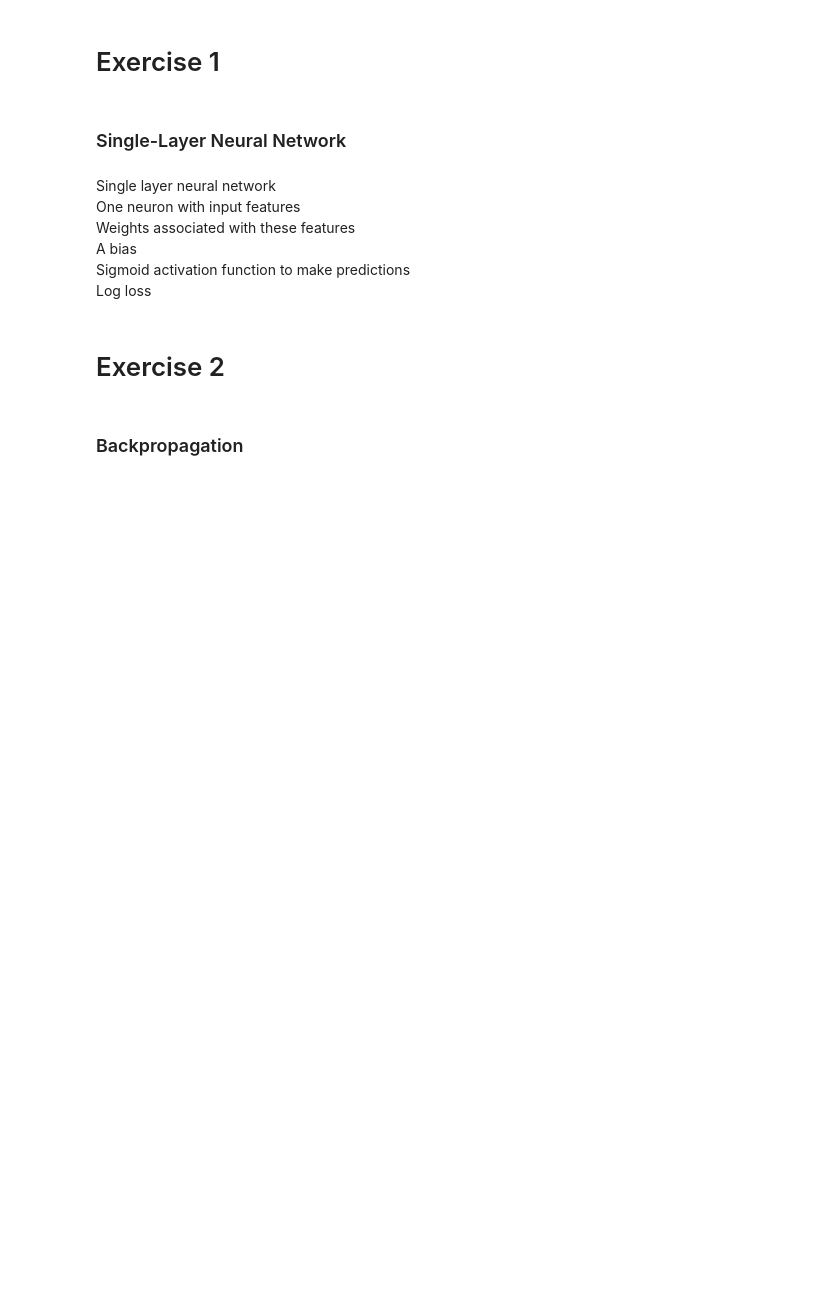
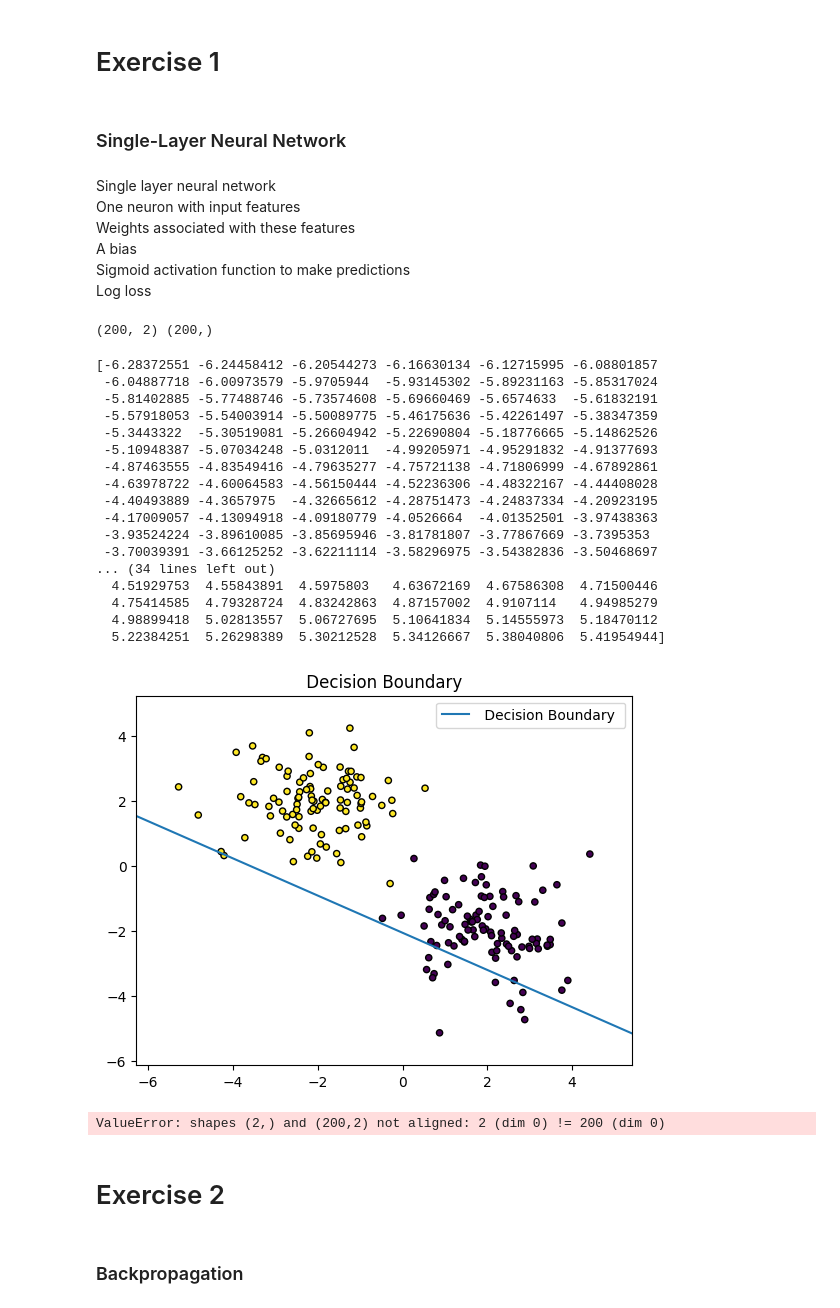
Before and after one commit to Cyrkryta/UCPH-ITDS-Assignments, a Jupyter notebook: Assignment-5/assignment5.ipynb, the cells around one changed output. Drawn from its saved outputs; the diff is of its cells as text; code cells hidden in the pictures; blank space fills up the shorter version.

```diff
--- a/Assignment-5/assignment5.ipynb
+++ b/Assignment-5/assignment5.ipynb
@@ -20,4 +41,7 @@ Log loss
 # %%
-def sigmoid(input):
-    output = 1 / (1 + np.exp(-input))
-    return output
+def sigmoid(z):
+    '''
+    Sigmoid activation function
+    '''
+    sigmoid_output = 1 / (1 + np.exp(-z))
+    return sigmoid_output
@@ -76,3 +108,39 @@ class SingleLayerNN:
+# %%
+# Generate synthetic data for two classes
+n_samples = 100
+features_class_0 = np.random.randn(n_samples, 2) + [2, -2] # Class 0
+features_class_1 = np.random.randn(n_samples, 2) + [-2, 2] # Class 1
+# %%
+# Define training X, y
+X = np.concatenate((features_class_0, features_class_1), axis=0)
+y = np.concatenate((np.zeros(n_samples), np.ones(n_samples)), axis=0)
+print(X.shape, y.shape)
+# %% [output]
+(200, 2) (200,)
+# %%
+single_layer_nn = SingleLayerNN(input_dimensions=2)
+# %%
+single_layer_nn.train(X=X, y=y, epochs=10, learning_rate=0.01)
+# %% [output]
+[-6.28372551 -6.24458412 -6.20544273 -6.16630134 -6.12715995 -6.08801857
+ -6.04887718 -6.00973579 -5.9705944  -5.93145302 -5.89231163 -5.85317024
+ -5.81402885 -5.77488746 -5.73574608 -5.69660469 -5.6574633  -5.61832191
+ -5.57918053 -5.54003914 -5.50089775 -5.46175636 -5.42261497 -5.38347359
+ -5.3443322  -5.30519081 -5.26604942 -5.22690804 -5.18776665 -5.14862526
+ -5.10948387 -5.07034248 -5.0312011  -4.99205971 -4.95291832 -4.91377693
+ -4.87463555 -4.83549416 -4.79635277 -4.75721138 -4.71806999 -4.67892861
+ -4.63978722 -4.60064583 -4.56150444 -4.52236306 -4.48322167 -4.44408028
+ -4.40493889 -4.3657975  -4.32665612 -4.28751473 -4.24837334 -4.20923195
+ -4.17009057 -4.13094918 -4.09180779 -4.0526664  -4.01352501 -3.97438363
+ -3.93524224 -3.89610085 -3.85695946 -3.81781807 -3.77867669 -3.7395353
+ -3.70039391 -3.66125252 -3.62211114 -3.58296975 -3.54382836 -3.50468697
+... (34 lines left out)
+  4.51929753  4.55843891  4.5975803   4.63672169  4.67586308  4.71500446
+  4.75414585  4.79328724  4.83242863  4.87157002  4.9107114   4.94985279
+  4.98899418  5.02813557  5.06727695  5.10641834  5.14555973  5.18470112
+  5.22384251  5.26298389  5.30212528  5.34126667  5.38040806  5.41954944]
+[figure, added]
+ValueError: shapes (2,) and (200,2) not aligned: 2 (dim 0) != 200 (dim 0)
 # %% [markdown]
 # Exercise 2
 # %% [markdown]
```
Also changed, not shown: parts of 4 cells of this notebook, 2 other files.
